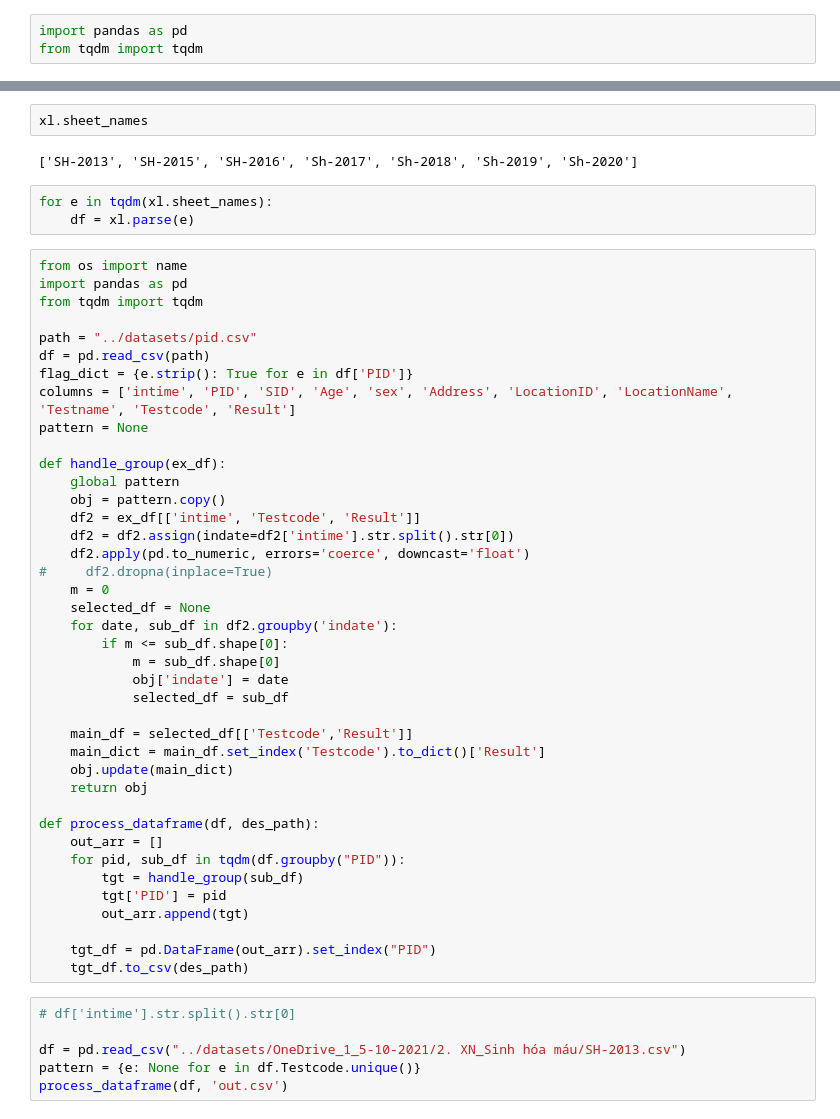
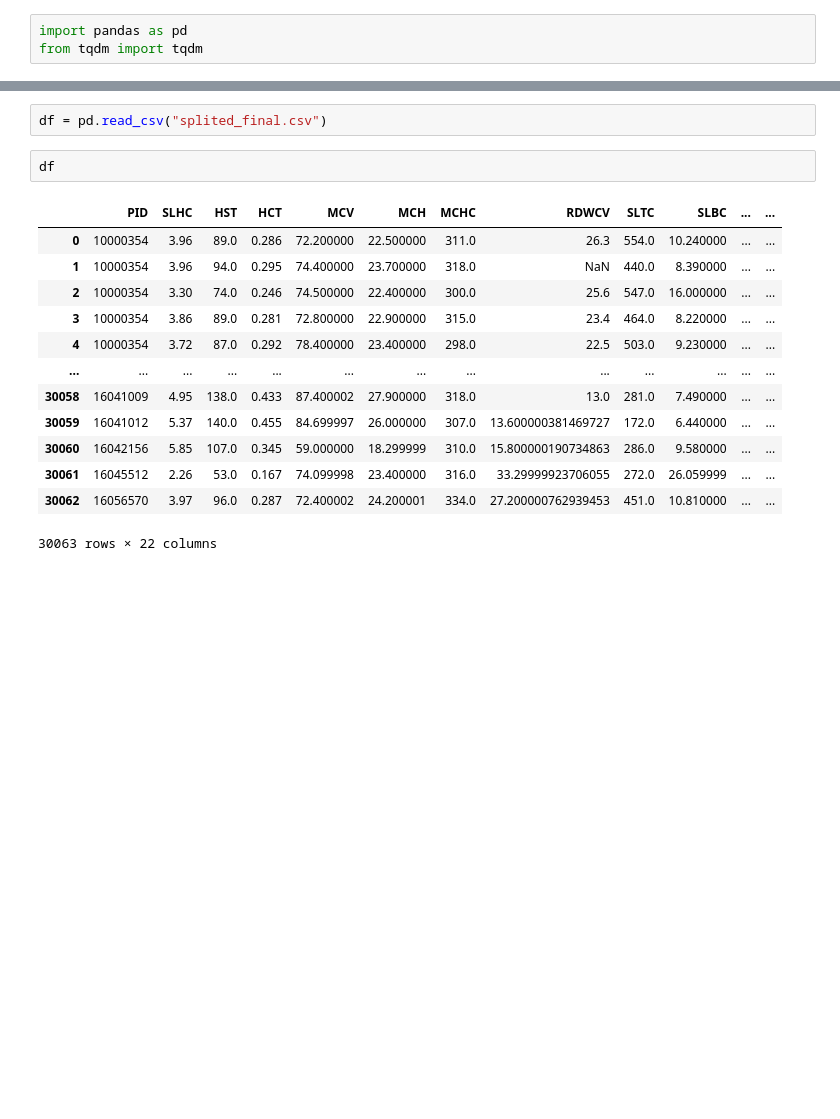
Before and after one commit to tupm2208/thalassemia, a Jupyter notebook: notebooks/Untitled.ipynb, the cells around one changed output, grey strips where cells are left out. Cells and saved outputs as stored; diff of their text form; blank space fills up the shorter version.

```diff
--- a/notebooks/Untitled.ipynb
+++ b/notebooks/Untitled.ipynb
@@ -6,53 +4,18 @@ xl = pd.ExcelFile('../datasets/OneDrive_1_5-10-2021/2. XN_Sinh hóa máu/SINH HO
-# %%
-xl.sheet_names
-# %% [output]
-['SH-2013', 'SH-2015', 'SH-2016', 'Sh-2017', 'Sh-2018', 'Sh-2019', 'Sh-2020']
-# %%
-for e in tqdm(xl.sheet_names):
-    df = xl.parse(e)
-# %%
-from os import name
-import pandas as pd
-from tqdm import tqdm
-
-path = "../datasets/pid.csv"
-df = pd.read_csv(path)
-flag_dict = {e.strip(): True for e in df['PID']}
-columns = ['intime', 'PID', 'SID', 'Age', 'sex', 'Address', 'LocationID', 'LocationName', 'Testname', 'Testcode', 'Result']
-pattern = None
-
-def handle_group(ex_df):
-    global pattern
-    obj = pattern.copy()
-    df2 = ex_df[['intime', 'Testcode', 'Result']]
-    df2 = df2.assign(indate=df2['intime'].str.split().str[0])
-    df2.apply(pd.to_numeric, errors='coerce', downcast='float')
-#     df2.dropna(inplace=True)
-    m = 0
-    selected_df = None
-    for date, sub_df in df2.groupby('indate'):
-        if m <= sub_df.shape[0]:
-            m = sub_df.shape[0]
-            obj['indate'] = date
-            selected_df = sub_df
-
-    main_df = selected_df[['Testcode','Result']]
-    main_dict = main_df.set_index('Testcode').to_dict()['Result']
-    obj.update(main_dict)
-    return obj
-
-def process_dataframe(df, des_path):
-    out_arr = []
-    for pid, sub_df in tqdm(df.groupby("PID")):
-        tgt = handle_group(sub_df)
-        tgt['PID'] = pid
-        out_arr.append(tgt)
-
-    tgt_df = pd.DataFrame(out_arr).set_index("PID")
-    tgt_df.to_csv(des_path)
-# %%
-# df['intime'].str.split().str[0]
-
-df = pd.read_csv("../datasets/OneDrive_1_5-10-2021/2. XN_Sinh hóa máu/SH-2013.csv")
-pattern = {e: None for e in df.Testcode.unique()}
-process_dataframe(df, 'out.csv')
+# %%
+df = pd.read_csv("splited_final.csv")
+# %%
+df
+# %% [output]
+|  | PID | SLHC | HST | HCT | MCV | MCH | MCHC | RDWCV | SLTC | SLBC | ... | ... |
+| 0 | 10000354 | 3.96 | 89.0 | 0.286 | 72.200000 | 22.500000 | 311.0 | 26.3 | 554.0 | 10.240000 | ... | ... |
+| 1 | 10000354 | 3.96 | 94.0 | 0.295 | 74.400000 | 23.700000 | 318.0 | NaN | 440.0 | 8.390000 | ... | ... |
+| 2 | 10000354 | 3.30 | 74.0 | 0.246 | 74.500000 | 22.400000 | 300.0 | 25.6 | 547.0 | 16.000000 | ... | ... |
+| 3 | 10000354 | 3.86 | 89.0 | 0.281 | 72.800000 | 22.900000 | 315.0 | 23.4 | 464.0 | 8.220000 | ... | ... |
+| 4 | 10000354 | 3.72 | 87.0 | 0.292 | 78.400000 | 23.400000 | 298.0 | 22.5 | 503.0 | 9.230000 | ... | ... |
+| ... | ... | ... | ... | ... | ... | ... | ... | ... | ... | ... | ... | ... |
+| 30058 | 16041009 | 4.95 | 138.0 | 0.433 | 87.400002 | 27.900000 | 318.0 | 13.0 | 281.0 | 7.490000 | ... | ... |
+| 30059 | 16041012 | 5.37 | 140.0 | 0.455 | 84.699997 | 26.000000 | 307.0 | 13.600000381469727 | 172.0 | 6.440000 | ... | ... |
+| 30060 | 16042156 | 5.85 | 107.0 | 0.345 | 59.000000 | 18.299999 | 310.0 | 15.800000190734863 | 286.0 | 9.580000 | ... | ... |
+| 30061 | 16045512 | 2.26 | 53.0 | 0.167 | 74.099998 | 23.400000 | 316.0 | 33.29999923706055 | 272.0 | 26.059999 | ... | ... |
+| 30062 | 16056570 | 3.97 | 96.0 | 0.287 | 72.400002 | 24.200001 | 334.0 | 27.200000762939453 | 451.0 | 10.810000 | ... | ... |
+30063 rows × 22 columns
```
Also changed, not shown: parts of 2 cells of this notebook, 12 other files.
